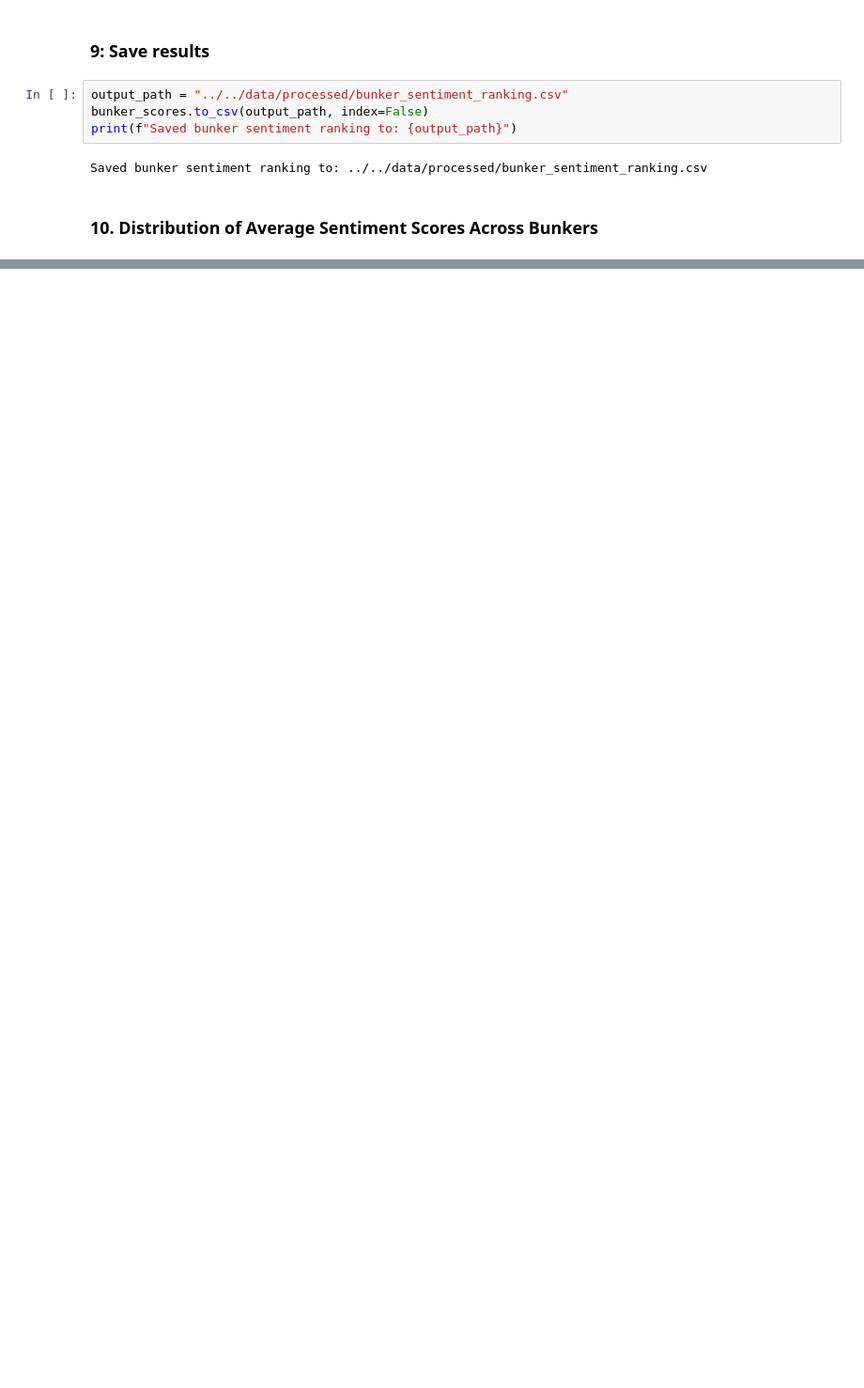
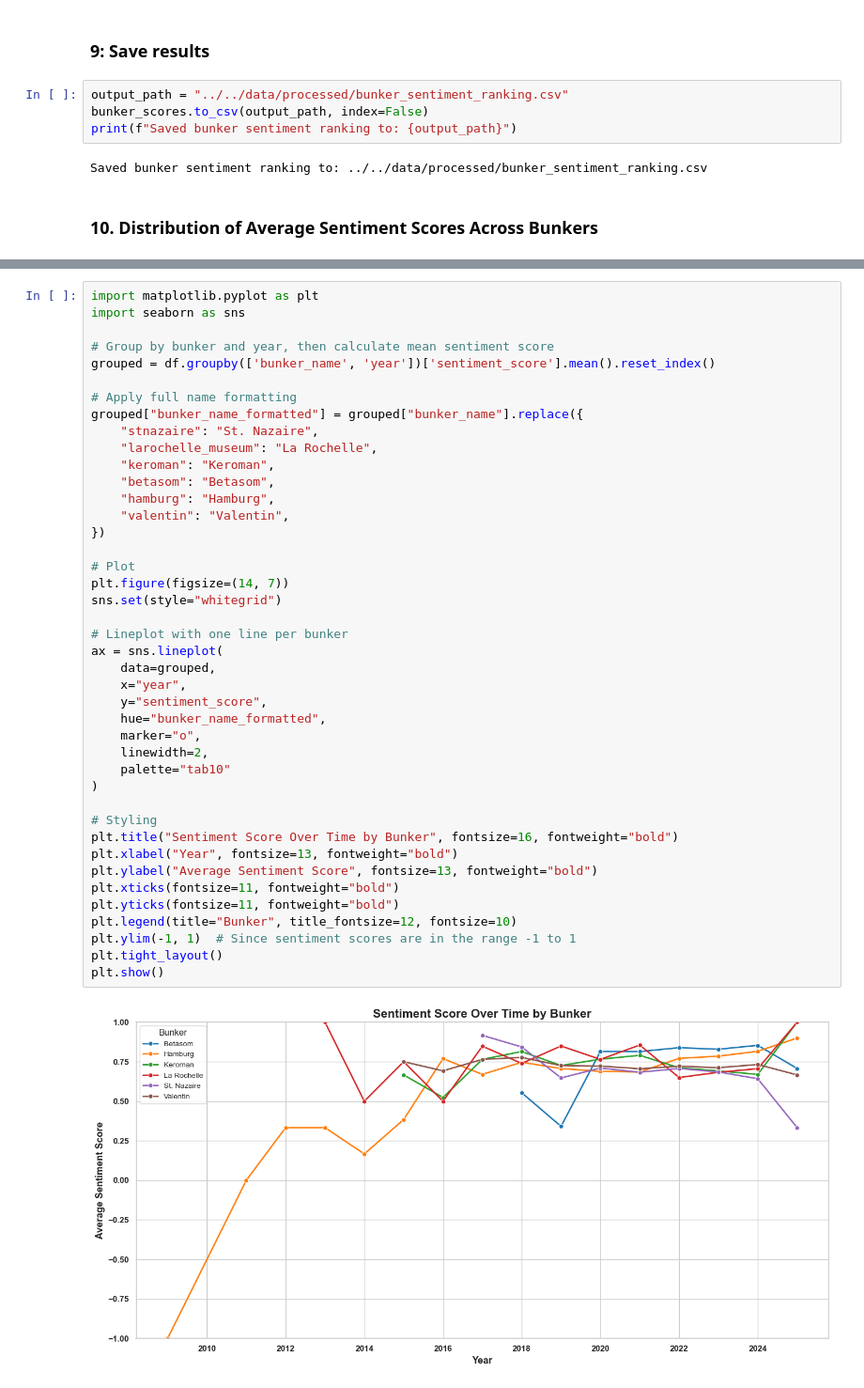
Before and after one commit to askkvar/master-thesis, a Jupyter notebook: notebooks/sentimen_analysis/predict_avg_bunker_score.ipynb, the cells around one changed output, grey strips where cells are left out. Shown at 94% size. Cells and saved outputs as stored; diff of their text form; blank space fills up the shorter version.

```diff
--- a/notebooks/sentimen_analysis/predict_avg_bunker_score.ipynb
+++ b/notebooks/sentimen_analysis/predict_avg_bunker_score.ipynb
@@ -208,0 +192,44 @@ ModuleNotFoundError: No module named 'spacy'
+# %%
+import matplotlib.pyplot as plt
+import seaborn as sns
+
+# Group by bunker and year, then calculate mean sentiment score
+grouped = df.groupby(['bunker_name', 'year'])['sentiment_score'].mean().reset_index()
+
+# Apply full name formatting
+grouped["bunker_name_formatted"] = grouped["bunker_name"].replace({
+    "stnazaire": "St. Nazaire",
+    "larochelle_museum": "La Rochelle",
+    "keroman": "Keroman",
+    "betasom": "Betasom",
+    "hamburg": "Hamburg",
+    "valentin": "Valentin",
+})
+
+# Plot
+plt.figure(figsize=(14, 7))
+sns.set(style="whitegrid")
+
+# Lineplot with one line per bunker
+ax = sns.lineplot(
+    data=grouped,
+    x="year",
+    y="sentiment_score",
+    hue="bunker_name_formatted",
+    marker="o",
+    linewidth=2,
+    palette="tab10"
+)
+
+# Styling
+plt.title("Sentiment Score Over Time by Bunker", fontsize=16, fontweight="bold")
+plt.xlabel("Year", fontsize=13, fontweight="bold")
+plt.ylabel("Average Sentiment Score", fontsize=13, fontweight="bold")
+plt.xticks(fontsize=11, fontweight="bold")
+plt.yticks(fontsize=11, fontweight="bold")
+plt.legend(title="Bunker", title_fontsize=12, fontsize=10)
+plt.ylim(-1, 1)  # Since sentiment scores are in the range -1 to 1
+plt.tight_layout()
+plt.show()
+# %% [output]
+[figure, added]
```
Also changed, not shown: parts of 10 cells of this notebook, 3 other files.
